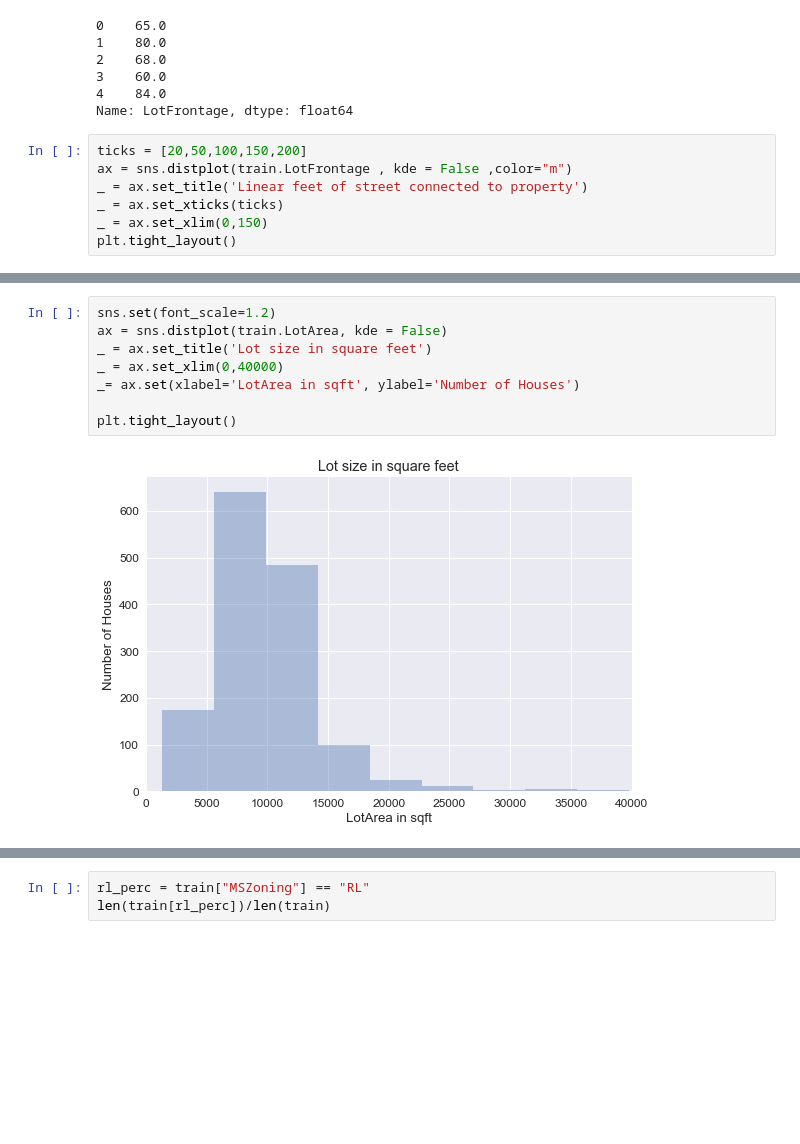
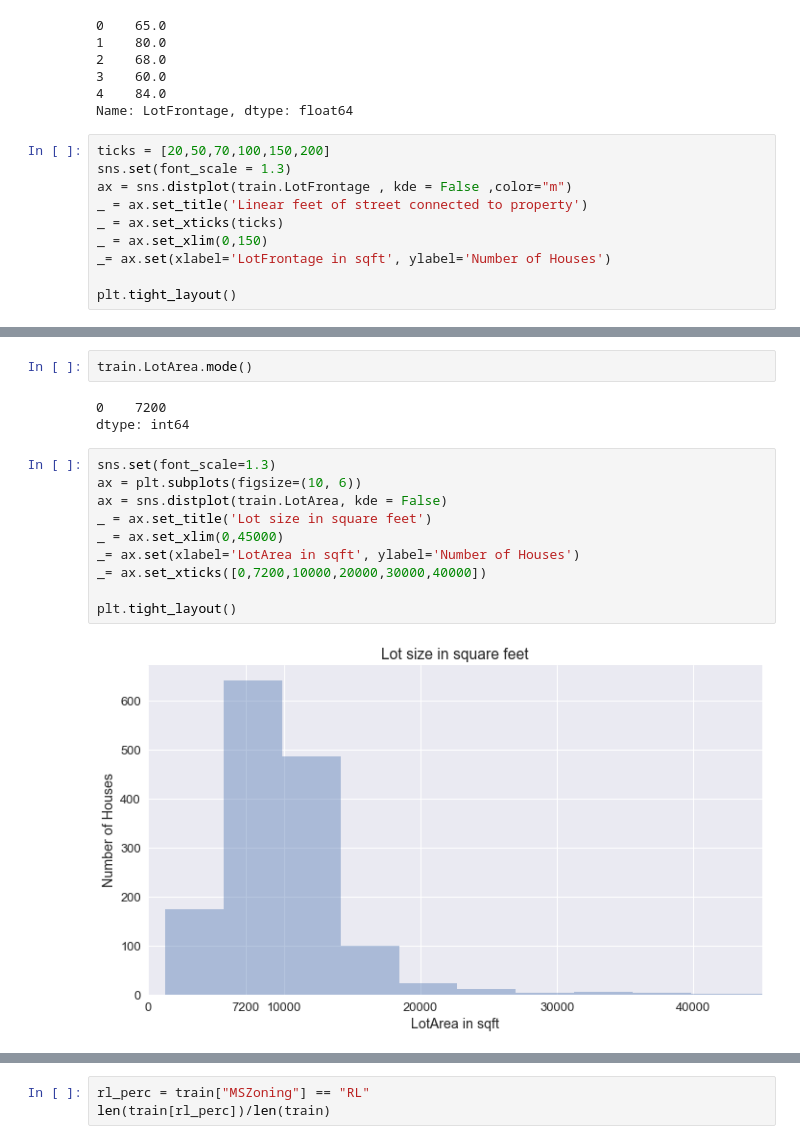
Before and after one commit to Salma-Bouzid/Data-Analytics, a Jupyter notebook: House Price EDA.ipynb, the cells around one changed output, grey strips where cells are left out. Cells and saved outputs as stored; diff of their text form; blank space fills up the shorter version.

```diff
--- a/House Price EDA.ipynb
+++ b/House Price EDA.ipynb
@@ -68,10 +124,13 @@ train.LotFrontage.head()
 4    84.0
 Name: LotFrontage, dtype: float64
 # %%
-ticks = [20,50,100,150,200]
+ticks = [20,50,70,100,150,200]
+sns.set(font_scale = 1.3)
 ax = sns.distplot(train.LotFrontage , kde = False ,color="m")
 _ = ax.set_title('Linear feet of street connected to property')
 _ = ax.set_xticks(ticks)
 _ = ax.set_xlim(0,150)
+_= ax.set(xlabel='LotFrontage in sqft', ylabel='Number of Houses')
+
 plt.tight_layout()
 # %% [output]
@@ -82,11 +142,18 @@ Discrete
+# %%
+train.LotArea.mode()
+# %% [output]
+0    7200
+dtype: int64
 # %%
-sns.set(font_scale=1.2)
+sns.set(font_scale=1.3)
+ax = plt.subplots(figsize=(10, 6))
 ax = sns.distplot(train.LotArea, kde = False)
 _ = ax.set_title('Lot size in square feet')
-_ = ax.set_xlim(0,40000)
+_ = ax.set_xlim(0,45000)
 _= ax.set(xlabel='LotArea in sqft', ylabel='Number of Houses')
+_= ax.set_xticks([0,7200,10000,20000,30000,40000])
 
 plt.tight_layout()
 # %% [output]
-[figure, old version]
+[figure, new version]
 # %% [markdown]
```
Also changed, not shown: parts of 64 cells of this notebook.
